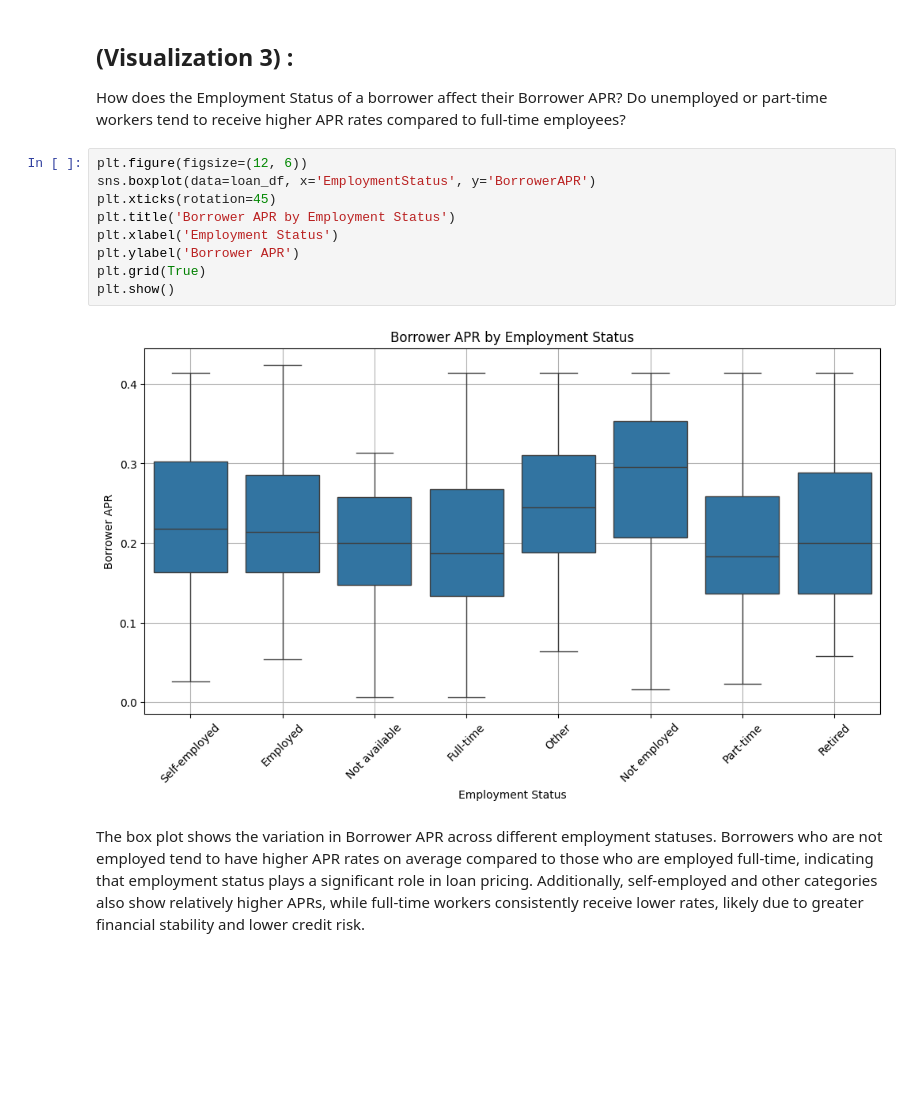
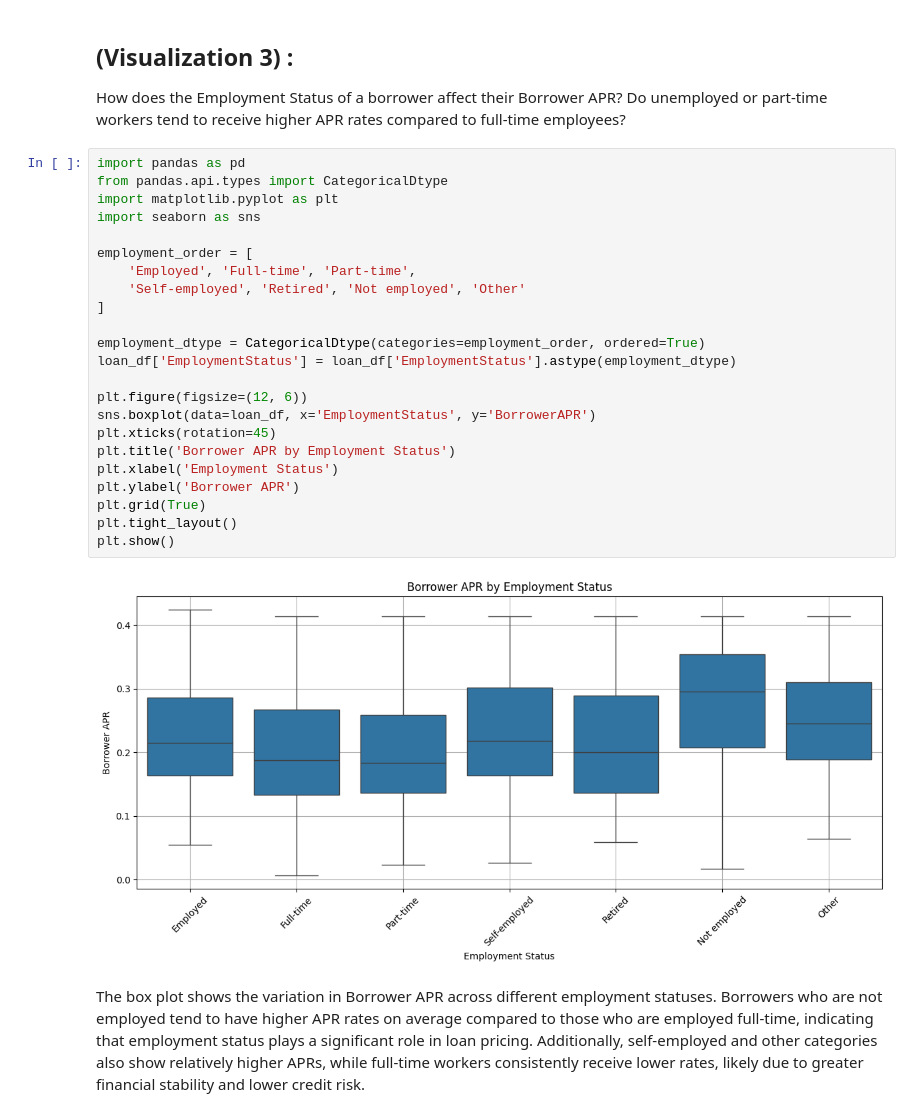
Before and after one commit to Jana-Alrzoog/prosper-loan-data-analysis, a Jupyter notebook: Part_II_explanatory_template.ipynb, the cells around one changed output. Cells and saved outputs as stored; diff of their text form; blank space fills up the shorter version.

```diff
--- a/Part_II_explanatory_template.ipynb
+++ b/Part_II_explanatory_template.ipynb
@@ -95,16 +95,30 @@ This bar chart illustrates the distribution of loan statuses across different in
 ## (Visualization 3) :
 How does the Employment Status of a borrower affect their Borrower APR? Do unemployed or part-time workers tend to receive higher APR rates compared to full-time employees?
 # %%
+import pandas as pd
+from pandas.api.types import CategoricalDtype
+import matplotlib.pyplot as plt
+import seaborn as sns
+
+employment_order = [
+    'Employed', 'Full-time', 'Part-time',
+    'Self-employed', 'Retired', 'Not employed', 'Other'
+]
+
+employment_dtype = CategoricalDtype(categories=employment_order, ordered=True)
+loan_df['EmploymentStatus'] = loan_df['EmploymentStatus'].astype(employment_dtype)
+
 plt.figure(figsize=(12, 6))
 sns.boxplot(data=loan_df, x='EmploymentStatus', y='BorrowerAPR')
 plt.xticks(rotation=45)
 plt.title('Borrower APR by Employment Status')
 plt.xlabel('Employment Status')
 plt.ylabel('Borrower APR')
 plt.grid(True)
+plt.tight_layout()
 plt.show()
 # %% [output]
-[figure, old version]
+[figure, new version]
 # %% [markdown]
 The box plot shows the variation in Borrower APR across different employment statuses. Borrowers who are not employed tend to have higher APR rates on average compared to those who are employed full-time, indicating that employment status plays a significant role in loan pricing. Additionally, self-employed and other categories also show relatively higher APRs, while full-time workers consistently receive lower rates, likely due to greater financial stability and lower credit risk.
 # %% [markdown]
```
Also changed, not shown: 1 other file.
